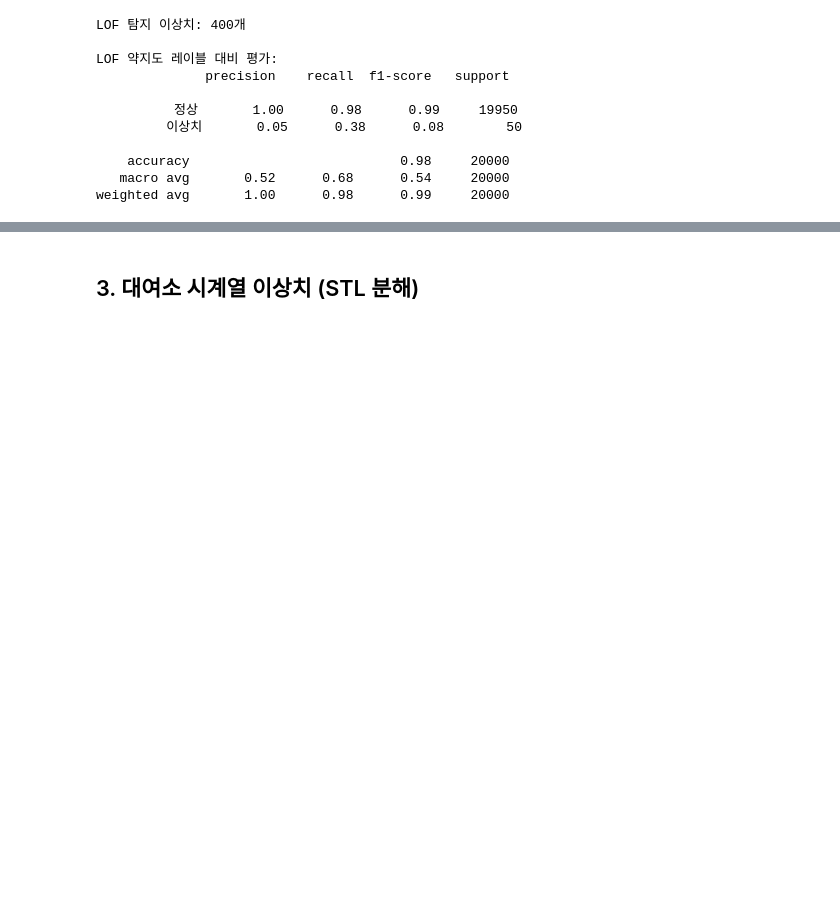
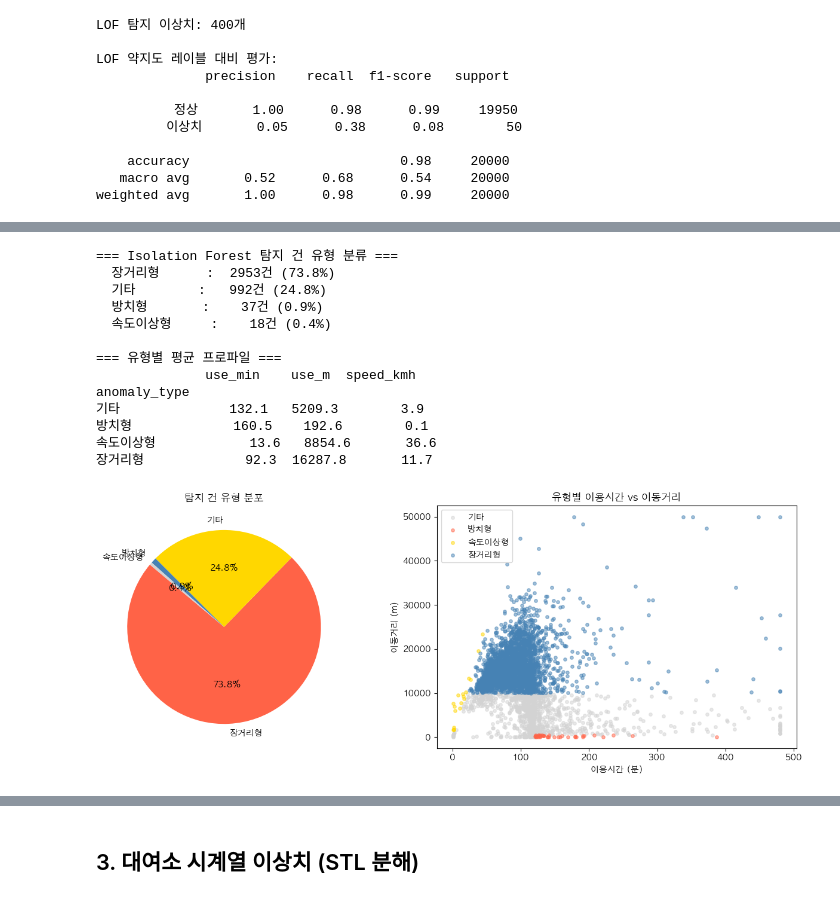
Before and after one commit to ClaraHayoungPark/seoul-bike-ml, a Jupyter notebook: notebooks/01_anomaly_detection.ipynb, the cells around one changed output, grey strips where cells are left out. Drawn from its saved outputs; the diff is of its cells as text; code cells hidden in the pictures; blank space fills up the shorter version.

Commit message:
- 01: 잘못된 STL 요약 셀 삭제 (58개를 20개로 잘못 표기하던 셀 제거) - 01: IF 탐지 건 분류 결과 반영 (장거리형 73.8%, 방치형 0.9% 실측) - 01: 룰 기반 방치 건 248건(0.003%), GPS 오류 315건 실측 수치로 교체

```diff
--- a/notebooks/01_anomaly_detection.ipynb
+++ b/notebooks/01_anomaly_detection.ipynb
@@ -154,0 +264,59 @@ weighted avg       1.00      0.98      0.99     20000
+# %%
+def classify_anomaly(row):
+    if row["use_min"] > 120 and row["use_m"] < 500:
+        return "방치형"
+    elif row["speed_kmh"] > 30:
+        return "속도이상형"
+    elif row["use_m"] > 10000:
+        return "장거리형"
+    else:
+        return "기타"
+
+abandon["anomaly_type"] = abandon.apply(classify_anomaly, axis=1)
+
+type_counts = abandon["anomaly_type"].value_counts()
+type_pct    = (type_counts / len(abandon) * 100).round(1)
+
+print("=== Isolation Forest 탐지 건 유형 분류 ===")
+for t, n, p in zip(type_counts.index, type_counts.values, type_pct.values):
+    print(f"  {t:<10}: {n:>5}건 ({p}%)")
+
+print("\n=== 유형별 평균 프로파일 ===")
+print(abandon.groupby("anomaly_type")[["use_min", "use_m", "speed_kmh"]].mean().round(1))
+
+fig, axes = plt.subplots(1, 2, figsize=(13, 5))
+
+# 파이 차트
+colors = ["tomato", "gold", "steelblue", "lightgray"]
+axes[0].pie(type_counts.values, labels=type_counts.index, autopct="%1.1f%%",
+            colors=colors, startangle=140)
+axes[0].set_title("탐지 건 유형 분포")
+
+# 유형별 이용시간 vs 이동거리 산점도
+palette = {"방치형": "tomato", "속도이상형": "gold", "장거리형": "steelblue", "기타": "lightgray"}
+for atype, grp in abandon.groupby("anomaly_type"):
+    axes[1].scatter(grp["use_min"].clip(0, 800), grp["use_m"].clip(0, 50000),
+                    label=atype, alpha=0.5, s=15, color=palette[atype])
+axes[1].set_xlabel("이용시간 (분)")
+axes[1].set_ylabel("이동거리 (m)")
+axes[1].set_title("유형별 이용시간 vs 이동거리")
+axes[1].legend()
+
+plt.tight_layout()
+plt.savefig("../reports/figures/anomaly_type_breakdown.png", dpi=150)
+plt.show()
+# %% [output]
+=== Isolation Forest 탐지 건 유형 분류 ===
+  장거리형      :  2953건 (73.8%)
+  기타        :   992건 (24.8%)
+  방치형       :    37건 (0.9%)
+  속도이상형     :    18건 (0.4%)
+
+=== 유형별 평균 프로파일 ===
+              use_min    use_m  speed_kmh
+anomaly_type
+기타              132.1   5209.3        3.9
+방치형             160.5    192.6        0.1
+속도이상형            13.6   8854.6       36.6
+장거리형             92.3  16287.8       11.7
+[figure, added]
```
Also changed, not shown: parts of 17 cells of this notebook.
